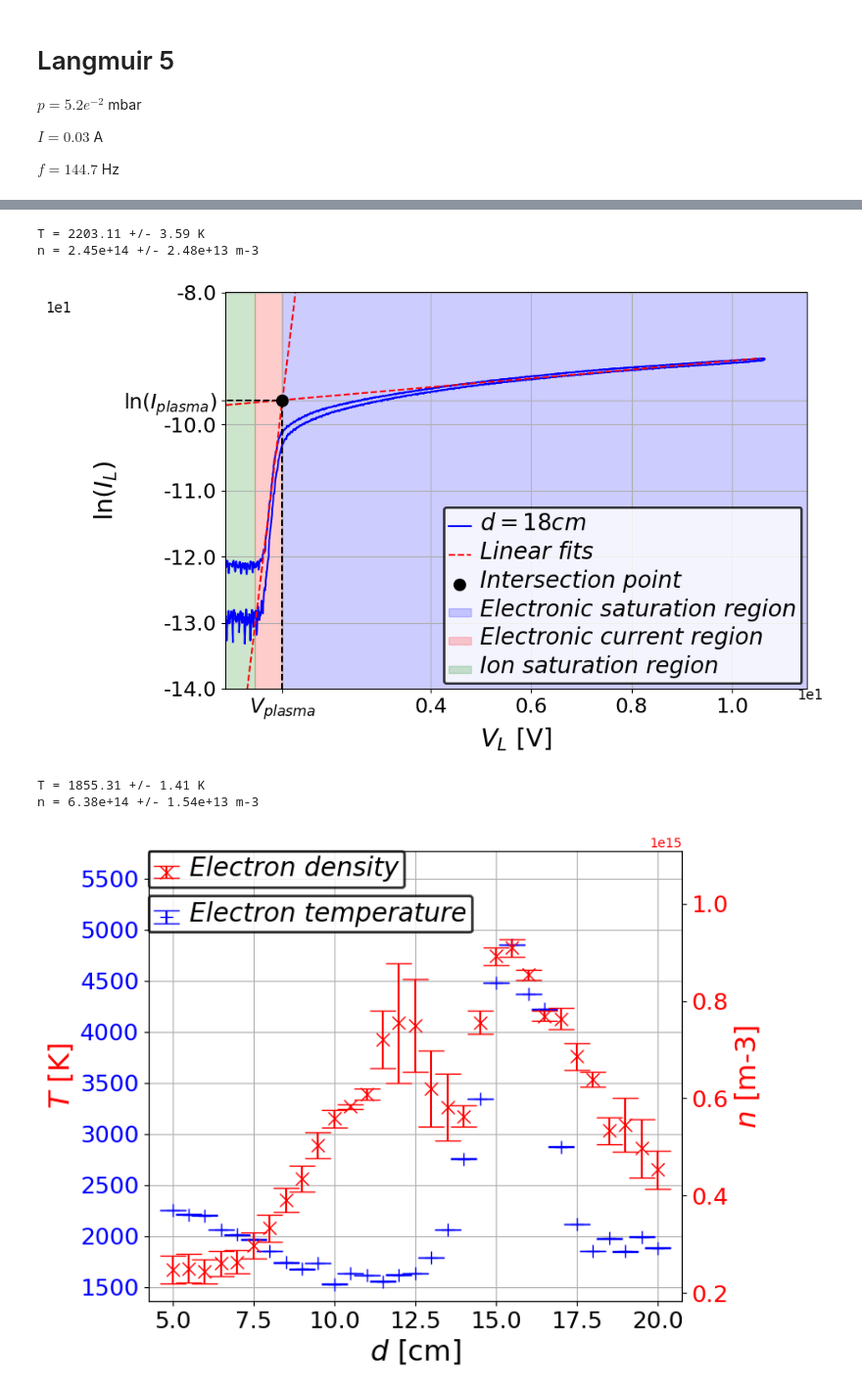
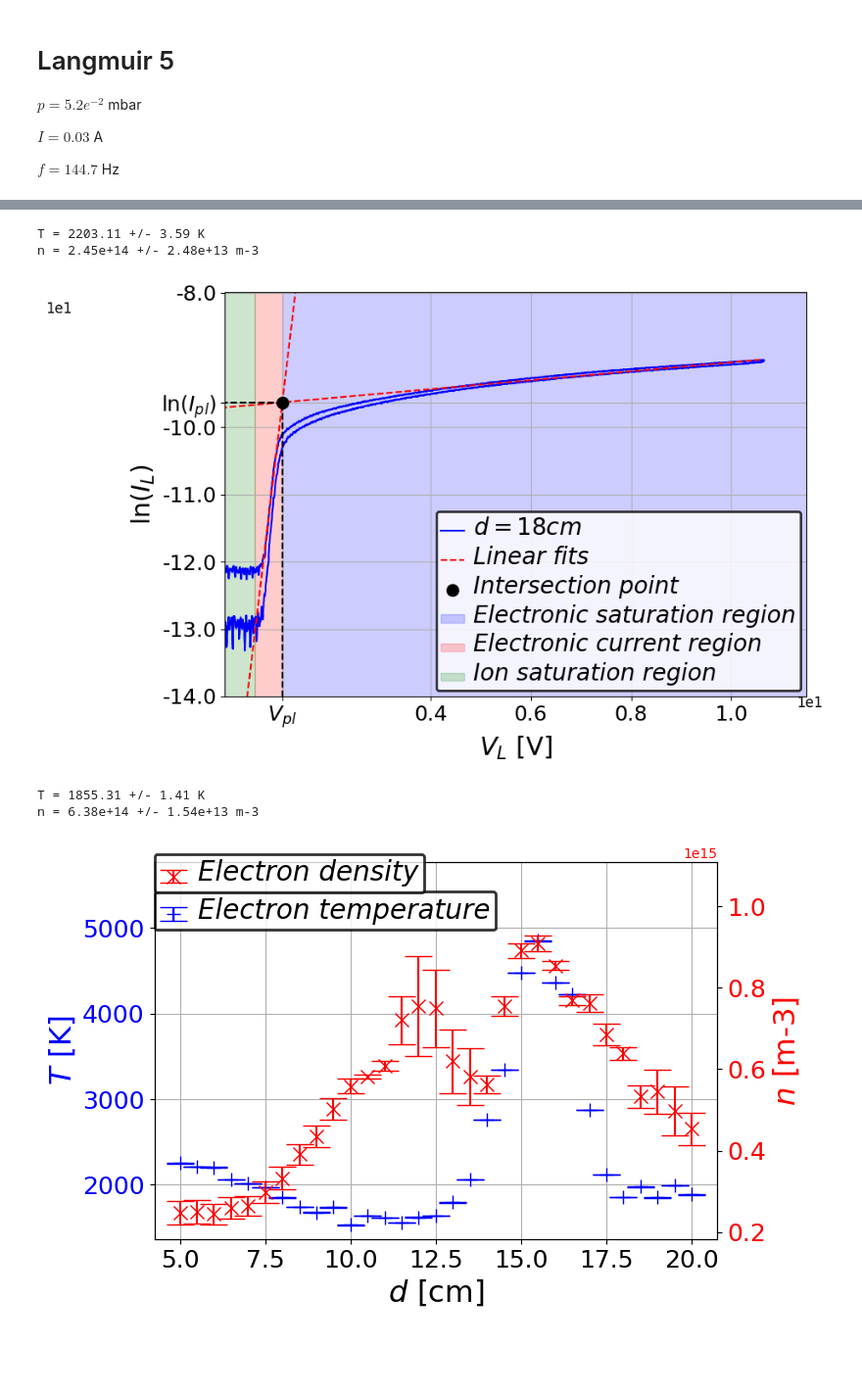
Before and after one commit to ferocitoo/TP3, a Jupyter notebook: TP_Plasma/Langmuir.ipynb, the cells around one changed output, grey strips where cells are left out. Shown at 98% size. Cells and saved outputs as stored; diff of their text form; code cells hidden in the pictures; blank space fills up the shorter version.

```diff
--- a/TP_Plasma/Langmuir.ipynb
+++ b/TP_Plasma/Langmuir.ipynb
@@ -193,6 +195,10 @@ u.set_axis_and_tick_properties(ax1, x_label='$d$ [cm]', y_label='$T$ [K]')
 color = 'blue'
 ax1.errorbar(np.arange(5, 21), Ts, yerr=dTs, xerr = d_err, fmt='+', color=color, markersize=10, capsize=10, capthick=1, label ="Electron temperature")
 ax1.tick_params(axis='y', labelcolor=color)
+ax1.grid()
+# ax2.grid()
+ax1.set_ylabel('$T$ [K]', color=color)  # we already handled the x-label with ax1
+
 
 ax2 = ax1.twinx()  # instantiate a second axes that shares the same x-axis
 u.set_axis_and_tick_properties(ax2, x_label='$d$ [cm]', y_label='$n$ [m-3]')
@@ -201,9 +207,6 @@ ax2.set_ylabel('$n$ [m-3]', color=color)  # we already handled the x-label with
 ax2.errorbar(np.arange(5, 21), ns, yerr=dns, xerr = d_err,fmt='x',  color=color, markersize=10, capsize=10, capthick=1,label ="Electron density")
 ax2.tick_params(axis='y', labelcolor=color)
 
-ax1.grid()
-# ax2.grid()
-ax1.set_ylabel('$T$ [K]', color=color)  # we already handled the x-label with ax1
 
 
 u.set_legend_properties(ax1)
@@ -214,4 +217,6 @@ fig.tight_layout()  # to prevent overlap of labels
 fig.savefig(f'Figures/Tnd_p=3.8_f=75.pdf', bbox_inches='tight')
 
 plt.show()
+
+n_maxs.append(np.max(ns))
 # %% [output]
@@ -317,6 +322,9 @@ u.set_axis_and_tick_properties(ax1, x_label='$d$ [cm]', y_label='$T$ [K]')
 color = 'blue'
 ax1.errorbar(np.arange(5, 21), Ts, yerr=dTs,xerr = d_err, fmt='+', color=color, markersize=10, capsize=10, capthick=1, label="Electron temperature")
 ax1.tick_params(axis='y', labelcolor=color)
+ax1.grid()
+# ax2.grid()
+ax1.set_ylabel('$T$ [K]', color=color)  # we already handled the x-label with ax1
 
 ax2 = ax1.twinx()  # instantiate a second axes that shares the same x-axis
 u.set_axis_and_tick_properties(ax2, x_label='$d$ [cm]', y_label='$n$ [m-3]')
@@ -324,9 +332,6 @@ color = 'red'
 ax2.set_ylabel('$n$ [m-3]', color=color)  # we already handled the x-label with ax1
 ax2.errorbar(np.arange(5, 21), ns, yerr=dns, xerr = d_err,fmt='x', color=color, markersize=10, capsize=10, capthick=1,label="Electron density")
 ax2.tick_params(axis='y', labelcolor=color)
-
-ax1.grid()
-ax1.set_ylabel('$T$ [K]', color=color)  # we already handled the x-label with ax1
 
 
 u.set_legend_properties(ax1,loc=(0, 0.72))
@@ -336,4 +341,6 @@ fig.tight_layout()  # to prevent overlap of labels
 
 fig.savefig(f'Figures/Tnd_p=4.6_f=75.pdf', bbox_inches='tight')
 plt.show()
+
+n_maxs.append(np.max(ns))
 # %% [output]
@@ -483,6 +490,10 @@ u.set_axis_and_tick_properties(ax1, x_label='$d$ [cm]', y_label='$T$ [K]')
 color = 'blue'
 ax1.errorbar(np.arange(5, 21), Ts, yerr=dTs, xerr=d_err, fmt='+', color=color, markersize=10, capsize=10, capthick=1, label="Electron temperature")
 ax1.tick_params(axis='y', labelcolor=color)
+ax1.grid()
+# ax2.grid()
+ax1.set_ylabel('$T$ [K]', color=color)  # we already handled the x-label with ax1
+
 
 ax2 = ax1.twinx()  # instantiate a second axes that shares the same x-axis
 u.set_axis_and_tick_properties(ax2, x_label='$d$ [cm]', y_label='$n$ [m-3]')
@@ -491,9 +502,6 @@ ax2.set_ylabel('$n$ [m-3]', color=color)  # we already handled the x-label with
 ax2.errorbar(np.arange(5, 21), ns, yerr=dns, xerr=d_err, fmt='x', color=color, markersize=10, capsize=10, capthick=1, label="Electron density")
 ax2.tick_params(axis='y', labelcolor=color)
 
-ax1.grid()
-
-ax1.set_ylabel('$T$ [K]', color=color)  # we already handled the x-label with ax1
 
 y01,y1 = ax1.get_ylim()
 y1 += 0.15 * y1
@@ -511,6 +519,8 @@ fig.tight_layout()  # to prevent overlap of labels
 fig.savefig(f'Figures/Tnd_p=6.0_f=75.pdf', bbox_inches='tight')
 
 plt.show()
+
+n_maxs.append(np.max(ns))
 # %% [output]
 [figure]
 T = 1377.95 +/- 0.84 K
@@ -627,6 +637,9 @@ color = 'blue'
 ax1.errorbar(np.arange(5, 21), Ts, yerr=dTs, fmt='+', color=color, markersize=10, capsize=10, capthick=1, label="Electron temperature")
 ax1.tick_params(axis='y', labelcolor=color)
 ax1.set_ylabel('$T$ [K]', color=color)  # we already handled the x-label with ax1
+ax1.grid()
+# ax2.grid()
+ax1.set_ylabel('$T$ [K]', color=color)  # we already handled the x-label with ax1
 
 ax2 = ax1.twinx()  # instantiate a second axes that shares the same x-axis
 u.set_axis_and_tick_properties(ax2, x_label='$d$ [cm]', y_label='$n$ [m-3]')
@@ -635,8 +648,6 @@ ax2.set_ylabel('$n$ [m-3]', color=color)  # we already handled the x-label with
 ax2.errorbar(np.arange(5, 21), ns, yerr=dns, fmt='x', color=color, markersize=10, capsize=10, capthick=1, label="Electron density")
 ax2.tick_params(axis='y', labelcolor=color)
 
-ax1.grid()
-ax1.set_ylabel('$T$ [K]', color=color)  # we already handled the x-label with ax1
 
 y01, y1 = ax1.get_ylim()
 y1 += 0.15 * y1
@@ -654,4 +665,6 @@ fig.tight_layout()  # to prevent overlap of labels
 fig.savefig(f'Figures/Tnd_p=4.1_f=75.pdf', bbox_inches='tight')
 
 plt.show()
+
+n_maxs.append(np.max(ns))
 # %% [output]
@@ -761,8 +1142,8 @@ for i in range (len(Vs)):
         ax.hlines(ln_I_P,-10, V_P, color='black', linestyle='--')
         ax.vlines(V_P, y0,ln_I_P, color='black', linestyle='--')
 
-        u.add_ticks('x',[V_P],[r'$V_{plasma}$'],ax = ax)
-        u.add_ticks('y',[ln_I_P],[r'$\ln(I_{plasma})$'],ax = ax)
+        u.add_ticks('x',[V_P],[r'$V_{pl}$'],ax = ax)
+        u.add_ticks('y',[ln_I_P],[r'$\ln(I_{pl})$'],ax = ax)
 
         u.remove_ticks('x',[1,2],ax=ax)
         u.remove_ticks('y',[5],ax=ax)
@@ -798,11 +1179,13 @@ for i in range (len(Vs)):
 # u.set_legend_properties(ax)
 # plt.show()
 
-fig, ax1 = plt.subplots(figsize=(8, 6))
+fig, ax1 = plt.subplots(figsize=(8, 5))
 u.set_axis_and_tick_properties(ax1, x_label='$d$ [cm]', y_label='$T$ [K]')
 color = 'blue'
 ax1.errorbar(d, Ts, yerr=dTs, fmt='+', color=color, markersize=10, capsize=10, capthick=1, label="Electron temperature")
 ax1.tick_params(axis='y', labelcolor=color)
+ax1.grid()
+ax1.set_ylabel('$T$ [K]', color=color)  # we already handled the x-label with ax1
 
 ax2 = ax1.twinx()  # instantiate a second axes that shares the same x-axis
 u.set_axis_and_tick_properties(ax2, x_label='$d$ [cm]', y_label='$n$ [m-3]')
@@ -811,8 +1194,6 @@ ax2.set_ylabel('$n$ [m-3]', color=color)  # we already handled the x-label with
 ax2.errorbar(d, ns, yerr=dns, fmt='x', color=color, markersize=10, capsize=10, capthick=1, label="Electron density")
 ax2.tick_params(axis='y', labelcolor=color)
 
-ax1.grid()
-ax1.set_ylabel('$T$ [K]', color=color)  # we already handled the x-label with ax1
 
 y01, y1 = ax1.get_ylim()
 y1 += 0.15 * y1
@@ -829,4 +1210,6 @@ fig.tight_layout()  # to prevent overlap of labels
 
 plt.savefig(f'Figures/Tnd_p=5.2_f=150.pdf', bbox_inches='tight')
 plt.show()
+
+n_maxs.append(np.max(ns))
 # %% [output]
@@ -834,6 +1217,6 @@ plt.show()
 T = 2203.11 +/- 3.59 K
 n = 2.45e+14 +/- 2.48e+13 m-3
-[figure, old version]
+[figure, new version]
 T = 1855.31 +/- 1.41 K
 n = 6.38e+14 +/- 1.54e+13 m-3
-[figure, old version]
+[figure, new version]
```
Also changed, not shown: parts of 9 cells of this notebook, 2 other files.
